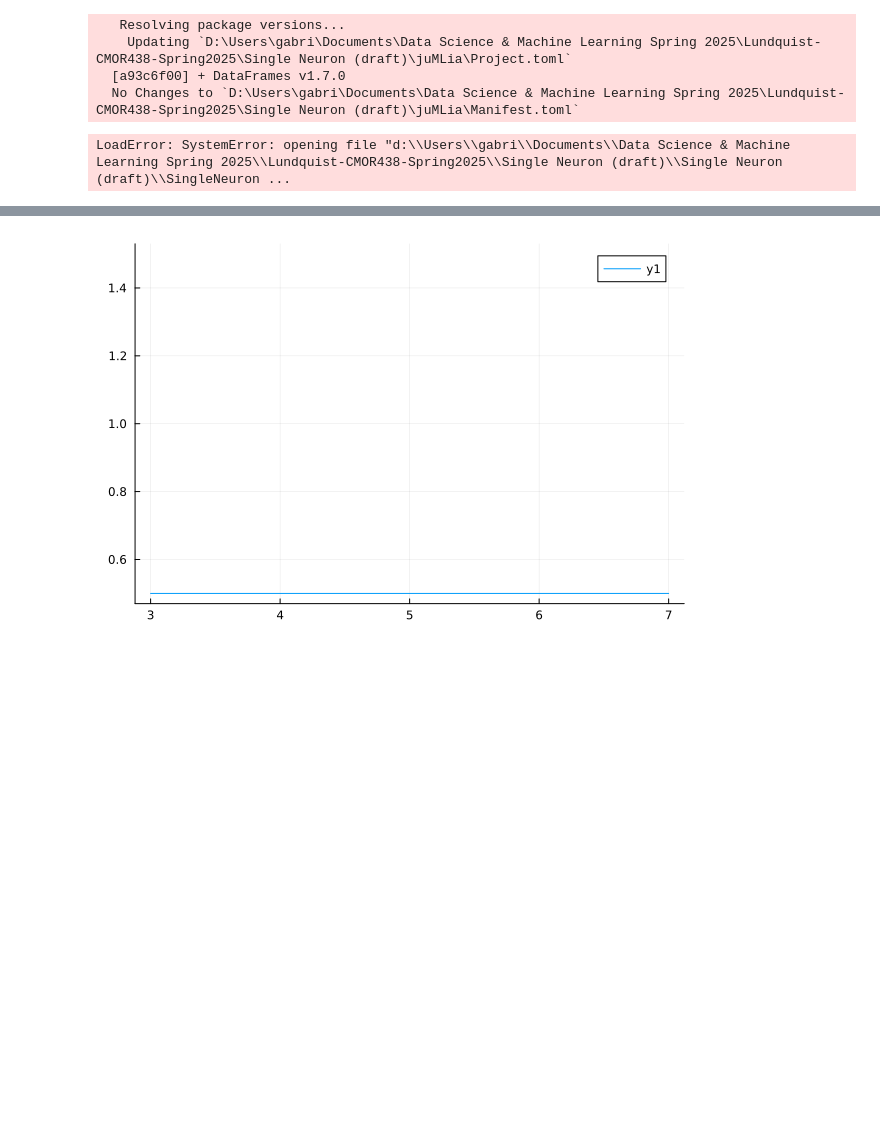
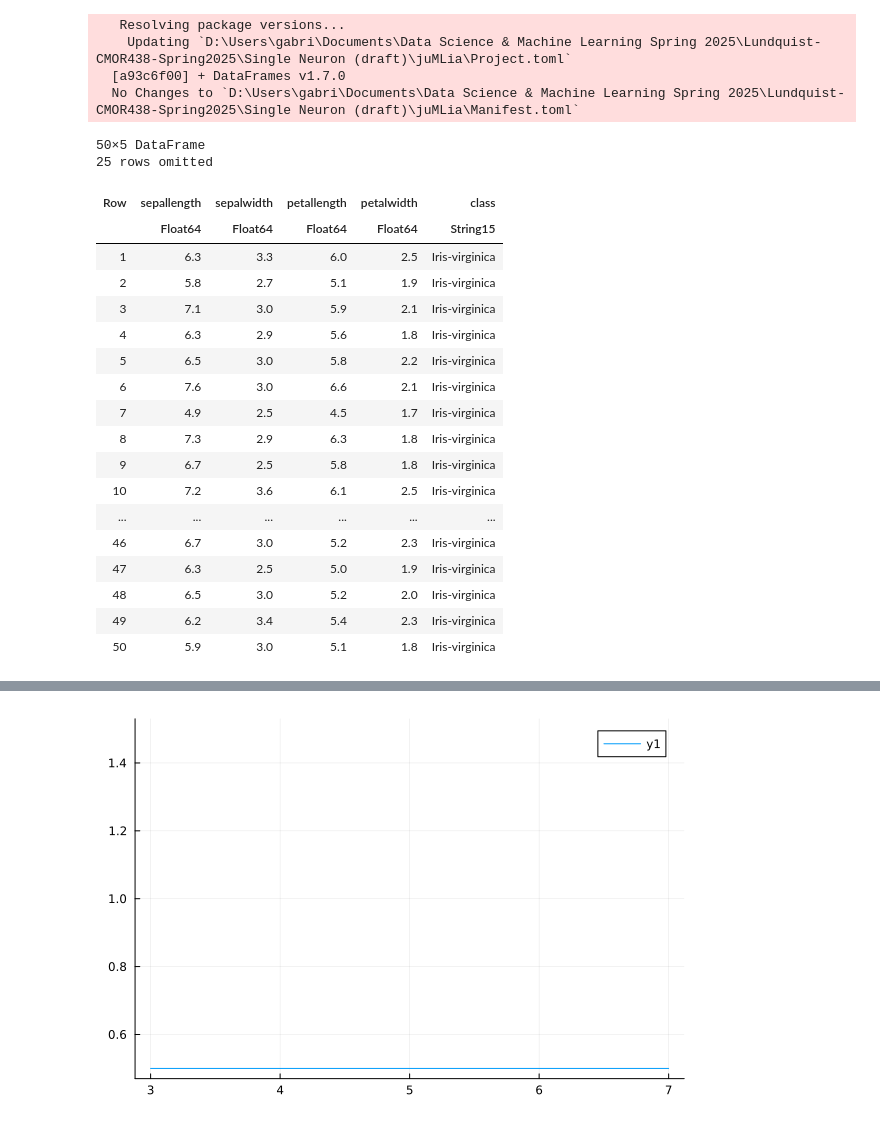
Before and after one commit to gml7/Lundquist-CMOR438-Spring2025, a Jupyter notebook: Single Neuron (draft)/JuliaTesting.ipynb, the cells around one changed output, grey strips where cells are left out. Saved outputs shown, nothing was run; the diff lists cells and outputs as text; code cells hidden in the pictures; blank space fills up the shorter version.

```diff
--- a/Single Neuron (draft)/JuliaTesting.ipynb
+++ b/Single Neuron (draft)/JuliaTesting.ipynb
@@ -12,12 +12,32 @@
 # %%
 import MLDatasets: Iris
 using Plots, DataFrames
 irisdata = Iris()
 
 setosadata = subset(irisdata.dataframe, :class => species -> isequal.(species, "Iris-setosa"))
 versicolordata = subset(irisdata.dataframe, :class => species -> isequal.(species, "Iris-versicolor"))
+virginicadata = subset(irisdata.dataframe, :class => species -> isequal.(species, "Iris-virginica"))
 # %% [output]
-LoadError: SystemError: opening file "d:\\Users\\gabri\\Documents\\Data Science & Machine Learning Spring 2025\\Lundquist-CMOR438-Spring2025\\Single Neuron (draft)\\Single Neuron (draft)\\SingleNeuron ...
+50×5 DataFrame
+25 rows omitted
+| Row | sepallength | sepalwidth | petallength | petalwidth | class |
+|  | Float64 | Float64 | Float64 | Float64 | String15 |
+| 1 | 6.3 | 3.3 | 6.0 | 2.5 | Iris-virginica |
+| 2 | 5.8 | 2.7 | 5.1 | 1.9 | Iris-virginica |
+| 3 | 7.1 | 3.0 | 5.9 | 2.1 | Iris-virginica |
+| 4 | 6.3 | 2.9 | 5.6 | 1.8 | Iris-virginica |
+| 5 | 6.5 | 3.0 | 5.8 | 2.2 | Iris-virginica |
+| 6 | 7.6 | 3.0 | 6.6 | 2.1 | Iris-virginica |
+| 7 | 4.9 | 2.5 | 4.5 | 1.7 | Iris-virginica |
+| 8 | 7.3 | 2.9 | 6.3 | 1.8 | Iris-virginica |
+| 9 | 6.7 | 2.5 | 5.8 | 1.8 | Iris-virginica |
+| 10 | 7.2 | 3.6 | 6.1 | 2.5 | Iris-virginica |
+| ... | ... | ... | ... | ... | ... |
+| 46 | 6.7 | 3.0 | 5.2 | 2.3 | Iris-virginica |
+| 47 | 6.3 | 2.5 | 5.0 | 1.9 | Iris-virginica |
+| 48 | 6.5 | 3.0 | 5.2 | 2.0 | Iris-virginica |
+| 49 | 6.2 | 3.4 | 5.4 | 2.3 | Iris-virginica |
+| 50 | 5.9 | 3.0 | 5.1 | 1.8 | Iris-virginica |
 # %%
 include("SingleNeuronJulia.jl")
 # %%
```
Also changed, not shown: parts of 4 cells of this notebook, 1 other file.
